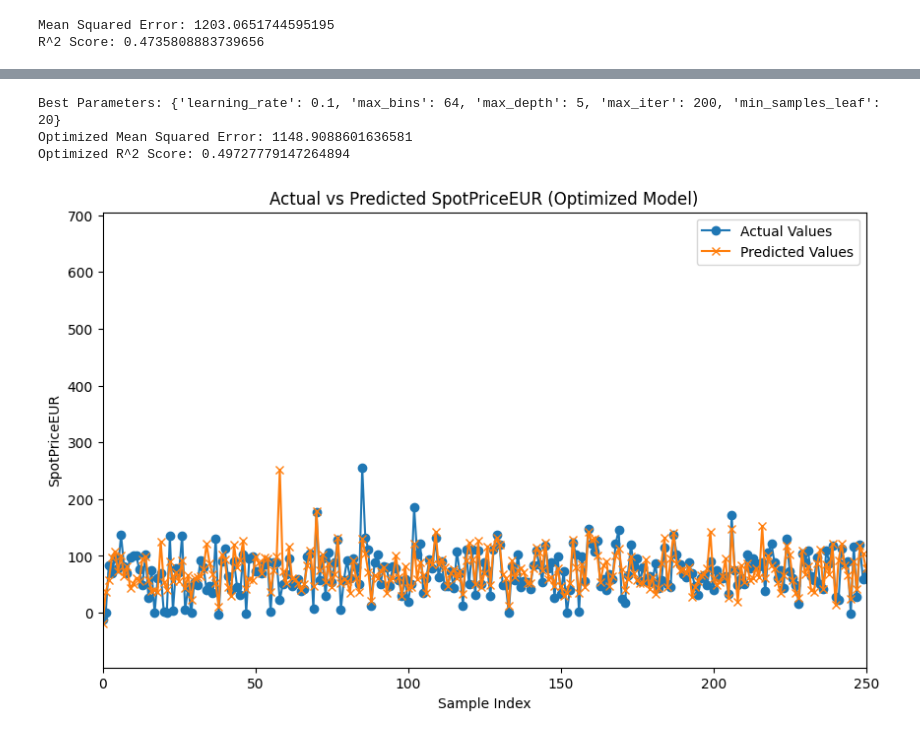
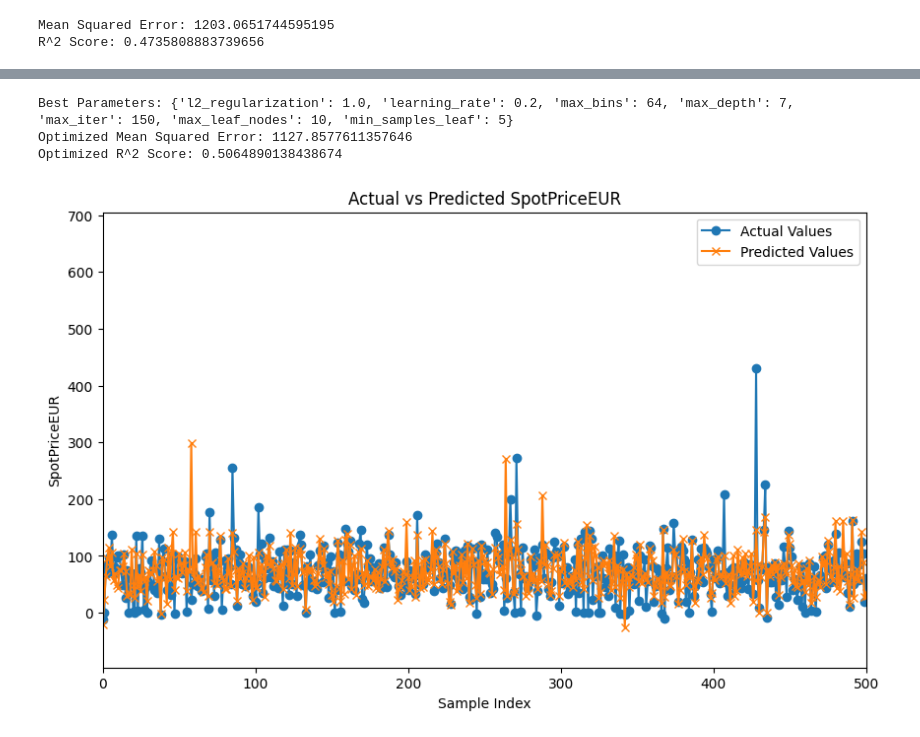
Before and after one commit to JonasSinjan/officeWindowPowerForecast, a Jupyter notebook: nonlinear_models.ipynb, the cells around one changed output, grey strips where cells are left out. Drawn from its saved outputs; the diff is of its cells as text; code cells hidden in the pictures.

```diff
--- a/nonlinear_models.ipynb
+++ b/nonlinear_models.ipynb
@@ -118,15 +97,11 @@ plt.show()
 # %%
-# HistGradientBoosting model
-
-X_train, X_test, y_train, y_test = train_test_split(X, y, test_size=0.2, random_state=42)
-
 # Create and train the Histogram-based Gradient Boosting model
-model = HistGradientBoostingRegressor(random_state=42)
-model.fit(X_train, y_train)
+histgradboost = HistGradientBoostingRegressor(random_state=42)
+histgradboost.fit(X_train, y_train)
 
 # Make predictions on the test set
-y_pred_histgradboost = model.predict(X_test)
-y_pred = model.predict(X_test)
+y_pred_histgradboost = histgradboost.predict(X_test)
+y_pred = histgradboost.predict(X_test)
 
 # Evaluate the model
 mse_histgradboost = mean_squared_error(y_test, y_pred_histgradboost)
@@ -155,15 +119,17 @@ plt.show()
 # %%
 # Define the parameter grid for Grid Search
 param_grid = {
-    'learning_rate': [0.01, 0.1, 0.2],
-    'max_iter': [100, 200, 300],
-    'max_depth': [3, 5, 7],
-    'min_samples_leaf': [20, 50, 100],
-    'max_bins': [64,126,255]
+    'learning_rate': [0.15,0.2,0.25],
+    'max_iter': [100, 150, 200],
+    'max_depth': [3, 5, 7, 9],
+    'min_samples_leaf': [1, 5, 10],
+    'max_bins': [8,24,48,64],
+    'l2_regularization': [0.5, 1.0],
+    'max_leaf_nodes': [10],
 }
 
 # Create the Grid Search object
-grid_search = GridSearchCV(HistGradientBoostingRegressor(random_state=42), param_grid, cv=3, scoring='neg_mean_squared_error', n_jobs=-1)
+grid_search = GridSearchCV(HistGradientBoostingRegressor(random_state=42), param_grid, cv=5, scoring='neg_mean_squared_error', n_jobs=-1)
 
 # Fit the Grid Search to the data
 grid_search.fit(X_train, y_train)
@@ -183,21 +149,11 @@ r2_best = r2_score(y_test, y_pred_best)
 
 print(f"Optimized Mean Squared Error: {mse_best}")
 print(f"Optimized R^2 Score: {r2_best}")
-
-# Plot the actual vs predicted values for the optimized model
-import matplotlib.pyplot as plt
-
-plt.figure(figsize=(10, 6))
-plt.plot(y_test.values, label='Actual Values', marker='o')
-plt.plot(y_pred_best, label='Predicted Values', marker='x')
-plt.xlabel('Sample Index')
-plt.ylabel('SpotPriceEUR')
-plt.title('Actual vs Predicted SpotPriceEUR (Optimized Model)')
-plt.xlim(0, 250)
-plt.legend()
-plt.show()
 # %% [output]
-Best Parameters: {'learning_rate': 0.1, 'max_bins': 64, 'max_depth': 5, 'max_iter': 200, 'min_samples_leaf': 20}
-Optimized Mean Squared Error: 1148.9088601636581
-Optimized R^2 Score: 0.49727779147264894
+Best Parameters: {'l2_regularization': 1.0, 'learning_rate': 0.2, 'max_bins': 64, 'max_depth': 7, 'max_iter': 150, 'max_leaf_nodes': 10, 'min_samples_leaf': 5}
+Optimized Mean Squared Error: 1127.8577611357646
+Optimized R^2 Score: 0.5064890138438674
-[figure, removed]
+# %%
+plot_y_pred_vs_y_test(y_test,y_pred_best, xlim=500)
+# %% [output]
+[figure, added]
```
Also changed, not shown: parts of 15 cells of this notebook.
